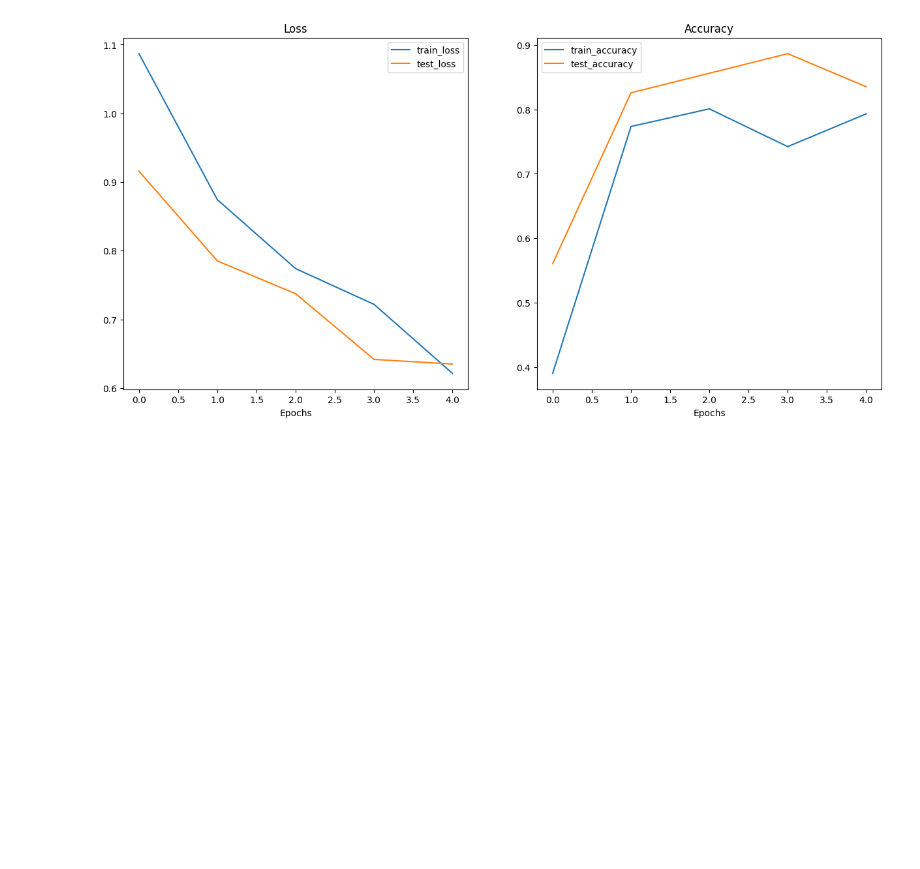
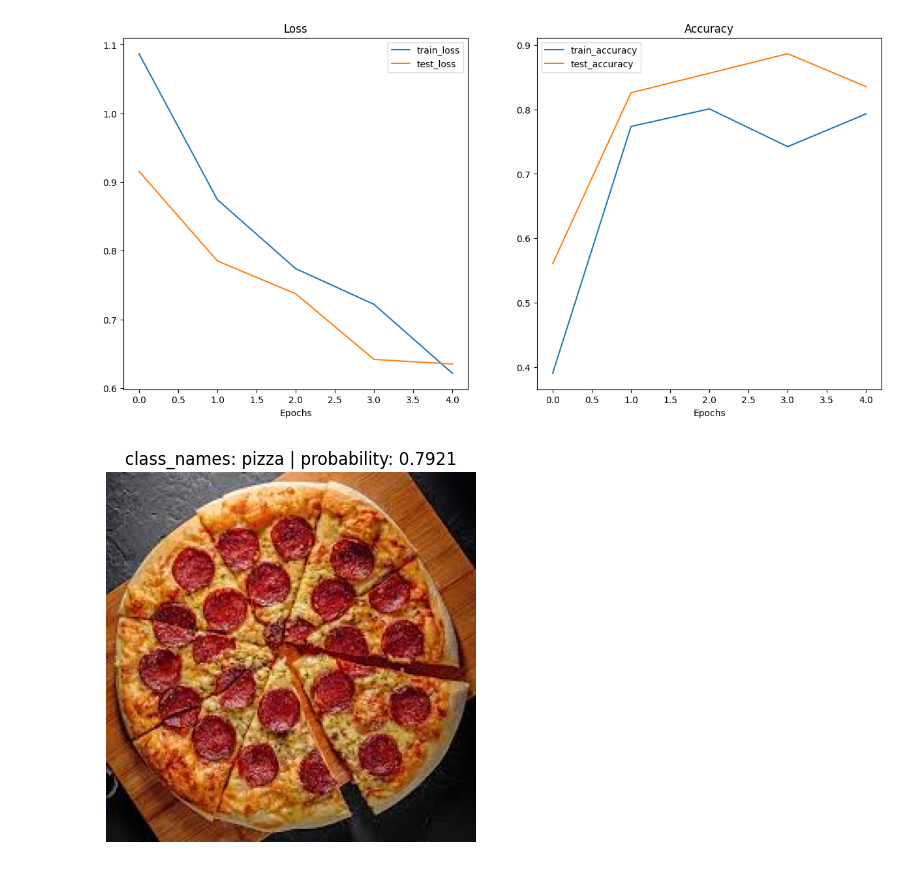
Before and after one commit to ChandulaSenevirathna/Transfer-Learning-PyTorch, a Jupyter notebook: PyTorch_tranfer_learning.ipynb, the cells around one changed output. Drawn from its saved outputs; the diff is of its cells as text; code cells hidden in the pictures; blank space fills up the shorter version.

Commit message:
making predictions with custom images

```diff
--- a/PyTorch_tranfer_learning.ipynb
+++ b/PyTorch_tranfer_learning.ipynb
@@ -221,3 +224,47 @@ Toatal training time 156.703 seconds
 plot_loss_curves(results)
 # %% [output]
 [figure]
+# %%
+def pred_and_plot(model: torch.nn.Module,
+                  image_path:str,
+                  class_names: List[str],
+                  image_size: Tuple[int, int] = (224, 224),
+                  transform : torchvision.transforms = None,
+                  device: torch.device=device):
+
+    img = Image.open(image_path)
+
+    if transform is not None:
+        img_transform = transform
+    else:
+        img_transform = transforms.Compose([
+            transforms.Resize(image_size),
+            transforms.ToTensor(),
+            transforms.Normalize(mean=[0.485, 0.456, 0.406],
+                                 std=[0.229, 0.224, 0.225])
+        ])
+
+    model.to(device)
+
+    model.eval() # trun off drop out
+
+    with torch.inference_mode(): # turn off gradient tracking
+
+        img_tensor = img_transform(img).unsqueeze(0).to(device)
+
+        pred = model(img_tensor)
+
+    pred_probs = torch.softmax(pred, dim=1)
+
+    pred_label = torch.argmax(pred_probs, dim=1)
+
+    plt.figure()
+    plt.imshow(img)
+    plt.title(f"class_names: {class_names[pred_label.item()]} | probability: {pred_probs[0][pred_label.item()]:.4f}")
+    plt.axis(False)
+# %%
+pred_and_plot(model=model,
+              image_path="./images/pizza.jpg",
+              class_names=class_names,)
+# %% [output]
+[figure, added]
```
Also changed, not shown: parts of 3 cells of this notebook, 3 other files.
